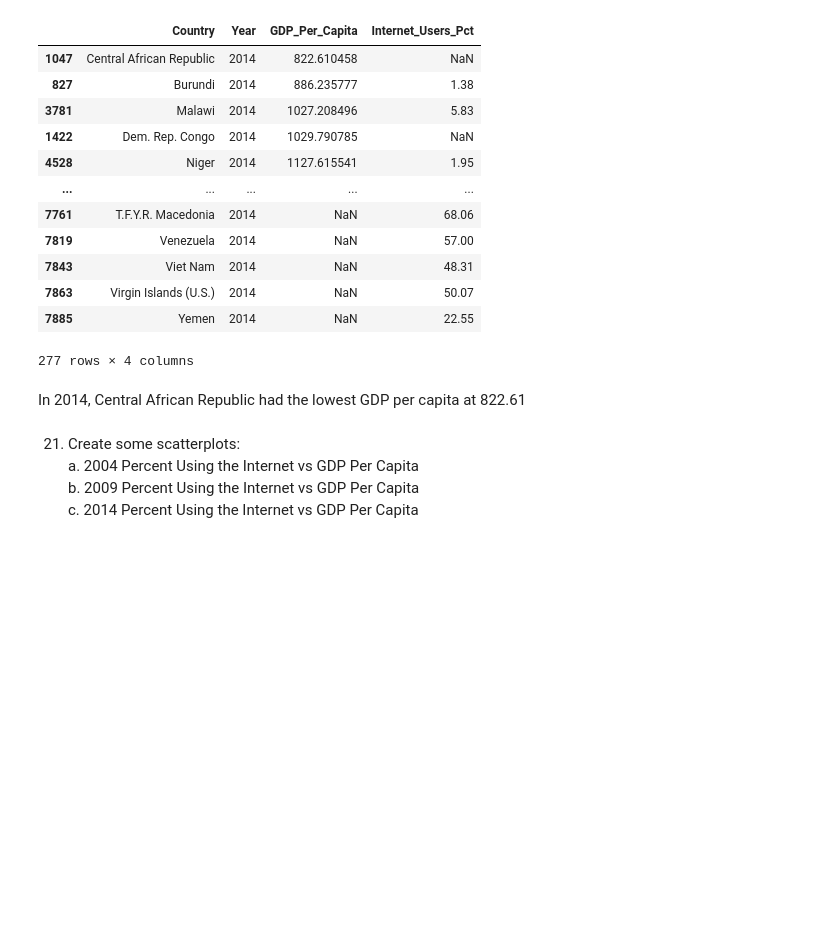
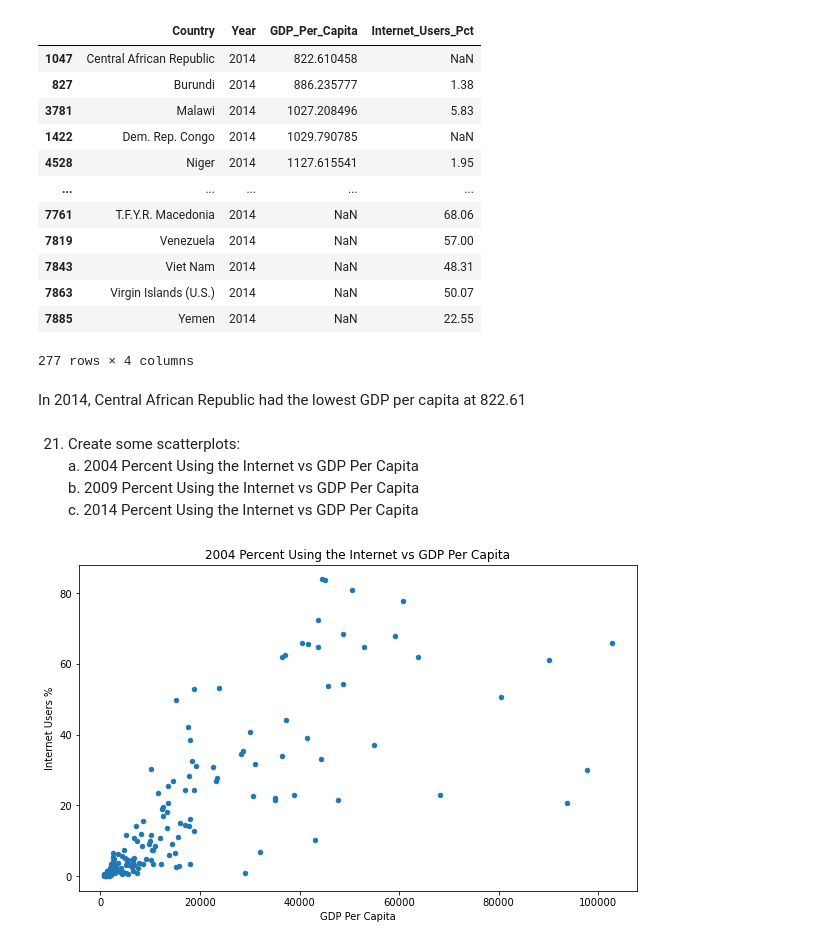
Before and after one commit to latestnight/gdp-and-internet-usage-latestnight, a Jupyter notebook: UN_Data.ipynb, the cells around one changed output. Saved outputs shown, nothing was run; the diff lists cells and outputs as text; code cells hidden in the pictures; blank space fills up the shorter version.

```diff
--- a/UN_Data.ipynb
+++ b/UN_Data.ipynb
@@ -507,3 +507,13 @@ In 2014, Central African Republic had the lowest GDP per capita at 822.61
     a.  2004 Percent Using the Internet vs GDP Per Capita
     b.	2009 Percent Using the Internet vs GDP Per Capita
     c.	2014 Percent Using the Internet vs GDP Per Capita
+# %%
+gdpinternet2004.plot(kind = 'scatter',
+             x = 'GDP_Per_Capita',
+             xlabel = 'GDP Per Capita',
+             y = 'Internet_Users_Pct',
+             ylabel = 'Internet Users %',
+             title = '2004 Percent Using the Internet vs GDP Per Capita',
+             figsize = (10,6));
+# %% [output]
+[figure, added]
```
Also changed, not shown: parts of 11 cells of this notebook.
